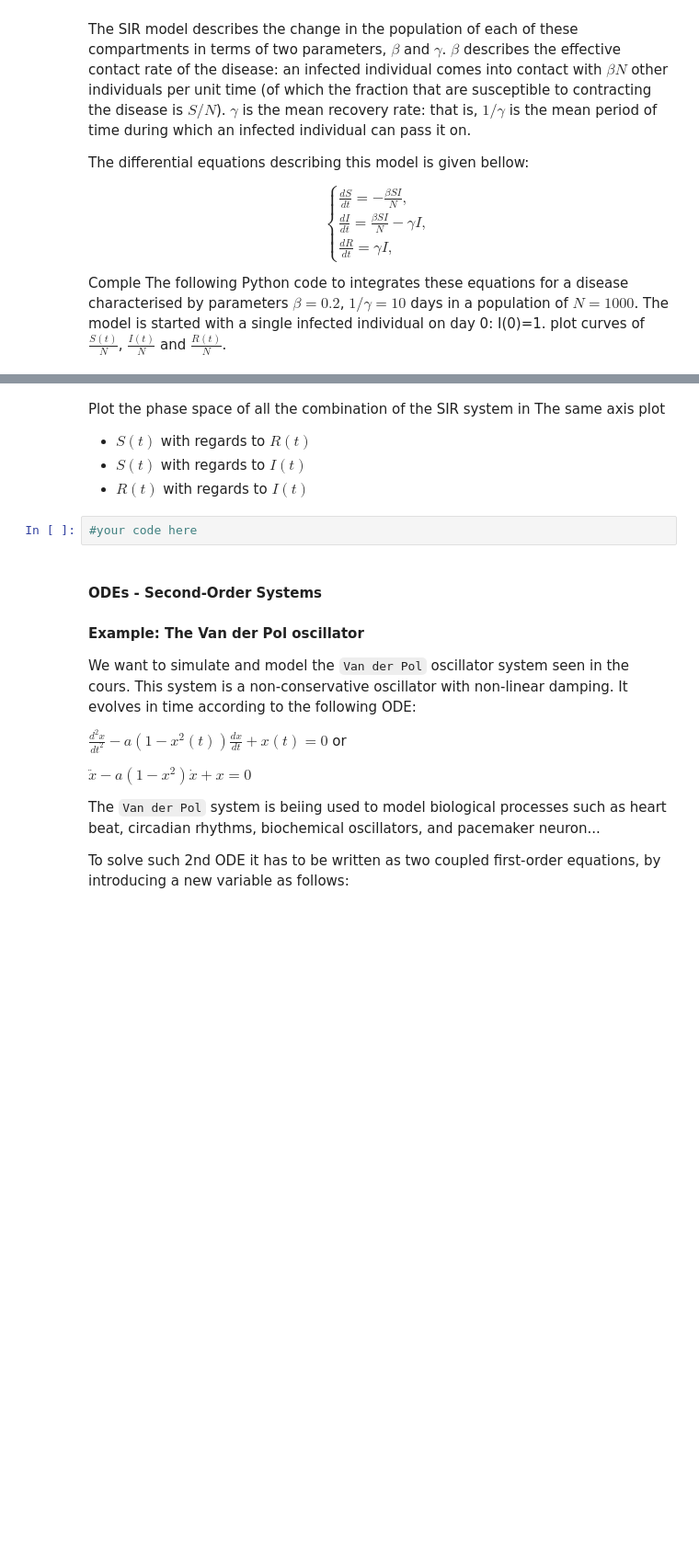
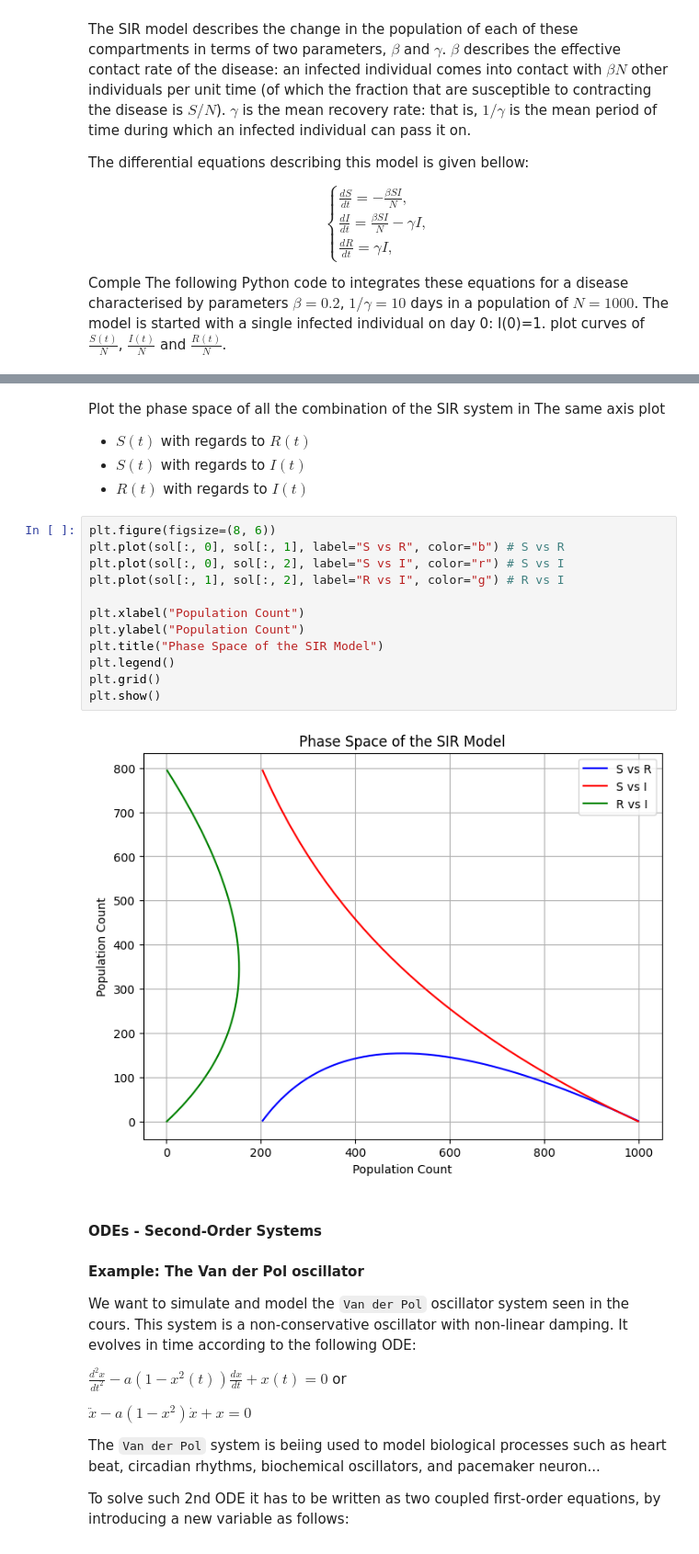
Before and after one commit to SenhadjiMSaid/ModSim-Labs, a Jupyter notebook: ModSim_Lab4/ModSim_Lab4.ipynb, the cells around one changed output, grey strips where cells are left out. Shown at 92% size. Drawn from its saved outputs; the diff is of its cells as text; blank space fills up the shorter version.

```diff
--- a/ModSim_Lab4/ModSim_Lab4.ipynb
+++ b/ModSim_Lab4/ModSim_Lab4.ipynb
@@ -454,12 +480,23 @@ TypeError: odeint() missing 3 required positional arguments: 'func', 'y0', and '
 # %% [markdown]
 Plot the phase space of all the combination of the SIR system in The same axis plot
-<ul>
-<li> $S(t)$ with regards to $R(t)$
-<li> $S(t)$ with regards to $I(t)$
-<li> $R(t)$ with regards to $I(t)$
-</ul>
+
+* $S(t)$ with regards to $R(t)$
+* $S(t)$ with regards to $I(t)$
+* $R(t)$ with regards to $I(t)$
-# %%
-#your code here
+# %%
+plt.figure(figsize=(8, 6))
+plt.plot(sol[:, 0], sol[:, 1], label="S vs R", color="b") # S vs R
+plt.plot(sol[:, 0], sol[:, 2], label="S vs I", color="r") # S vs I
+plt.plot(sol[:, 1], sol[:, 2], label="R vs I", color="g") # R vs I
+
+plt.xlabel("Population Count")
+plt.ylabel("Population Count")
+plt.title("Phase Space of the SIR Model")
+plt.legend()
+plt.grid()
+plt.show()
+# %% [output]
+[figure, added]
 # %% [markdown]
 #### ODEs - Second-Order Systems
 #### Example:  The Van der Pol oscillator
```
Also changed, not shown: parts of 9 cells of this notebook.
